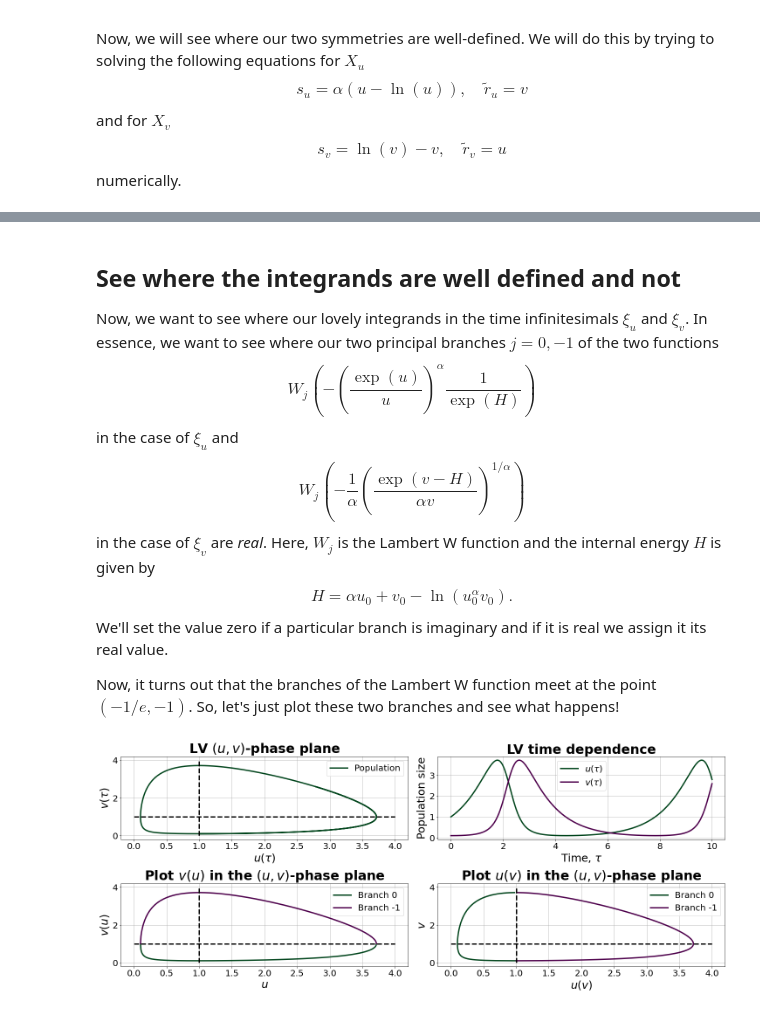
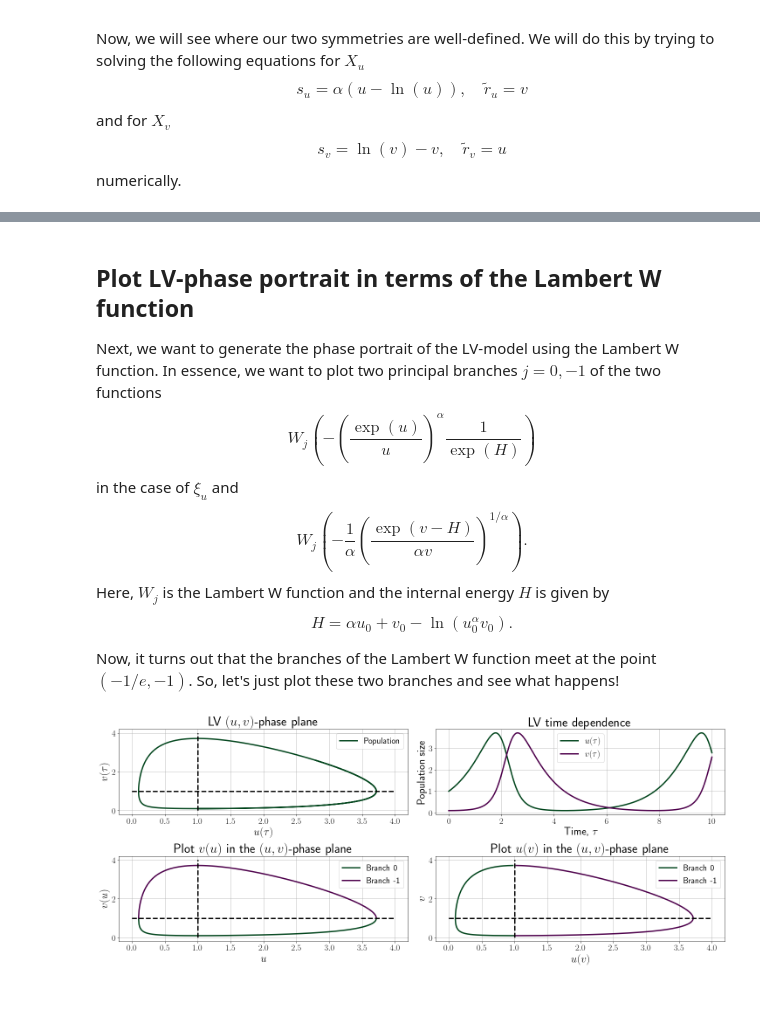
Before and after one commit to JohannesBorgqvist/separable_phase_plane_symmetries, a Jupyter notebook: Code/push_forward_LV_phase_plane_symmetries.ipynb, the cells around one changed output, grey strips where cells are left out. Cells and saved outputs as stored; diff of their text form; code cells hidden in the pictures.

```diff
--- a/Code/push_forward_LV_phase_plane_symmetries.ipynb
+++ b/Code/push_forward_LV_phase_plane_symmetries.ipynb
@@ -78,6 +78,8 @@ X1, infodict = integrate.odeint(dX_dt_LV, X0, t, args = (alpha,),full_output=Tru
 infodict['message'] # >>> 'Integration successful.'
 # Split the solution into its component parts
 u, v = X1.T
+# Set all parameters to tex
+plt.rcParams['text.usetex'] = True
 # Plot our lovely solutions
 fig_1 = plt.figure(constrained_layout=True, figsize=(20, 8))
 plt.plot(t, u, '-', label="Prey, $u(\\tau)$" ,color=(0/256,68/256,27/256),linewidth=3.0)
@@ -209,6 +211,8 @@ for branch_index,new_magical_index in enumerate(magical_indices):
     Gamma_u_u_vec.append(Gamma_u_u_temp)
     Gamma_u_v_vec.append(Gamma_u_v_temp)
 #=====================================================================================================
+# Set all parameters to tex
+plt.rcParams['text.usetex'] = True
 # Se if we can plot our symmetry?
 fig_2 = plt.figure(constrained_layout=True, figsize=(20, 8))
 # Prey
@@ -387,6 +332,8 @@ for branch_index,new_magical_index in enumerate(magical_indices):
     Gamma_v_t_vec.append(Gamma_v_t_temp)
     Gamma_v_v_vec.append(Gamma_v_v_temp)
 #=====================================================================================================
+# Set all parameters to tex
+plt.rcParams['text.usetex'] = True
 # Se if we can plot our symmetry?
 fig_3 = plt.figure(constrained_layout=True, figsize=(20, 8))
 # The original solution
@@ -446,6 +395,8 @@ v_vec = linspace(0,1,200)
 # Find a vector of the transformation
 v_trans = array([v_transf(v_temp,epsilon,alpha) for v_temp in v_vec])
 
+# Set all parameters to tex
+plt.rcParams['text.usetex'] = True
 # Se if we can plot our symmetry?
 #fig_4,ax_4 = plt.figure(1,2,constrained_layout=True, figsize=(20, 8))
 fig_4, axs_4 = plt.subplots(1, 2, constrained_layout=True, figsize=(20, 8))
@@ -462,7 +413,7 @@ axs_4[0].tick_params(axis='both', which='minor', labelsize=20)
 # Title and saving the figure
 axs_4[0].set_title('Symmetry $\\Gamma_{\epsilon}^{\\mathrm{LV},u}$',fontsize=30,weight='bold');
 # The original solution
-axs_4[1].plot(v_vec, v_trans, '-', label="$\\hat{u}(u,\\epsilon=0.1)$" ,color=(0/256,68/256,27/256),linewidth=3.0)
+axs_4[1].plot(v_vec, v_trans, '-', label="$\\hat{v}(v,\\epsilon=0.1)$" ,color=(0/256,68/256,27/256),linewidth=3.0)
 # Properties of the plot
 axs_4[1].grid()
 axs_4[1].legend(loc='best',prop={"size":20})
@@ -476,12 +431,11 @@ axs_4[1].set_title('Symmetry $\\Gamma_{\epsilon}^{\\mathrm{LV},v}$',fontsize=30,
 # %% [markdown]
-## See where the integrands are well defined and not
-Now, we want to see where our lovely integrands in the time infinitesimals $\xi_u$ and $\xi_v$. In essence, we want to see where our two principal branches $j=0,-1$ of the two functions
+## Plot LV-phase portrait in terms of the Lambert W function
+Next, we want to generate the phase portrait of the LV-model using the Lambert W function. In essence, we want to plot two principal branches $j=0,-1$ of the two functions
 $$W_j\left(-\left(\dfrac{\exp(u)}{u}\right)^{\alpha}\dfrac{1}{\exp(H)}\right)$$
 in the case of $\xi_u$ and
-$$W_j\left(-\dfrac{1}{\alpha}\left(\dfrac{\exp\left(v-H\right)}{\alpha v}\right)^{1/\alpha}\right)$$
-in the case of $\xi_v$ are *real*. Here, $W_j$ is the Lambert W function and the internal energy $H$ is given by
+$$W_j\left(-\dfrac{1}{\alpha}\left(\dfrac{\exp\left(v-H\right)}{\alpha v}\right)^{1/\alpha}\right).$$
+Here, $W_j$ is the Lambert W function and the internal energy $H$ is given by
 $$H=\alpha u_0+v_0-\ln\left(u_0^\alpha v_0\right).$$
-We'll set the value zero if a particular branch is imaginary and if it is real we assign it its real value.
 
 Now, it turns out that the branches of the Lambert W function meet at the point $(-1/e,-1)$. So, let's just plot these two branches and see what happens!
 # %%
@@ -507,6 +461,8 @@ v_vec = linspace(min(v),max(v),500)
 # Define our Lambert function
 u_v_Lw_1 = array([-lambertw(-I_v(v_temp),0).real for v_temp in v_vec])
 u_v_Lw_2 = array([-lambertw(-I_v(v_temp),-1).real for v_temp in v_vec])
+# Set all parameters to tex
+plt.rcParams['text.usetex'] = True
 # The figure here
 #fig_5 = plt.figure(constrained_layout=True, figsize=(20, 8))
 fig_5, axs_5 = plt.subplots(2, 2, constrained_layout=True, figsize=(20, 8))
@@ -537,31 +493,31 @@ axs_5[0][1].tick_params(axis='both', which='minor', labelsize=20)
 axs_5[0][1].set_title('LV time dependence',fontsize=30,weight='bold');
 # The function v(u) in the (u,v)-phase plane
 axs_5[1][0].plot(u_vec, v_u_Lw_1, '-', label="Branch 0" ,color=(0/256,68/256,27/256),linewidth=3.0)
 axs_5[1][0].plot(u_vec, v_u_Lw_2, '-', label="Branch -1" ,color=(77/256,0/256,75/256),linewidth=3.0)
 axs_5[1][0].plot(u_threshold,v_threshold, '--',color=(0/256,0/256,0/256),linewidth=3.0)
 axs_5[1][0].plot(v_threshold,u_threshold, '--' ,color=(0/256,0/256,0/256),linewidth=3.0)
 axs_5[1][0].grid()
 axs_5[1][0].legend(loc='best',prop={"size":20})
 axs_5[1][0].set_xlabel('$u$',fontsize=25)
 axs_5[1][0].set_ylabel('$v(u)$',fontsize=25)
 # Change the size of the ticks
 axs_5[1][0].tick_params(axis='both', which='major', labelsize=20)
 axs_5[1][0].tick_params(axis='both', which='minor', labelsize=20)
 # Title and saving the figure
 axs_5[1][0].set_title('Plot $v(u)$ in the $(u,v)$-phase plane',fontsize=30,weight='bold');
 # The function u(v) in the (u,v)-phase plane
 axs_5[1][1].plot(u_v_Lw_1, v_vec, '-', label="Branch 0" ,color=(0/256,68/256,27/256),linewidth=3.0)
 axs_5[1][1].plot(u_v_Lw_2, v_vec, '-', label="Branch -1" ,color=(77/256,0/256,75/256),linewidth=3.0)
 axs_5[1][1].plot(u_threshold,v_threshold, '--',color=(0/256,0/256,0/256),linewidth=3.0)
 axs_5[1][1].plot(v_threshold,u_threshold, '--' ,color=(0/256,0/256,0/256),linewidth=3.0)
 axs_5[1][1].grid()
 axs_5[1][1].legend(loc='best',prop={"size":20})
 axs_5[1][1].set_xlabel('$u(v)$',fontsize=25)
 axs_5[1][1].set_ylabel('$v$',fontsize=25)
 # Change the size of the ticks
 axs_5[1][1].tick_params(axis='both', which='major', labelsize=20)
 axs_5[1][1].tick_params(axis='both', which='minor', labelsize=20)
 # Title and saving the figure
 axs_5[1][1].set_title('Plot $u(v)$ in the $(u,v)$-phase plane',fontsize=30,weight='bold');
 # %% [output]
-[figure, old version]
+[figure, new version]
```
Also changed, not shown: parts of 9 cells of this notebook.
